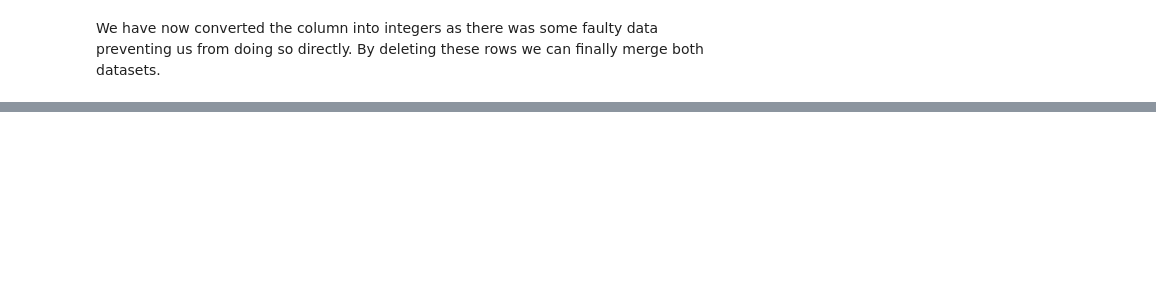
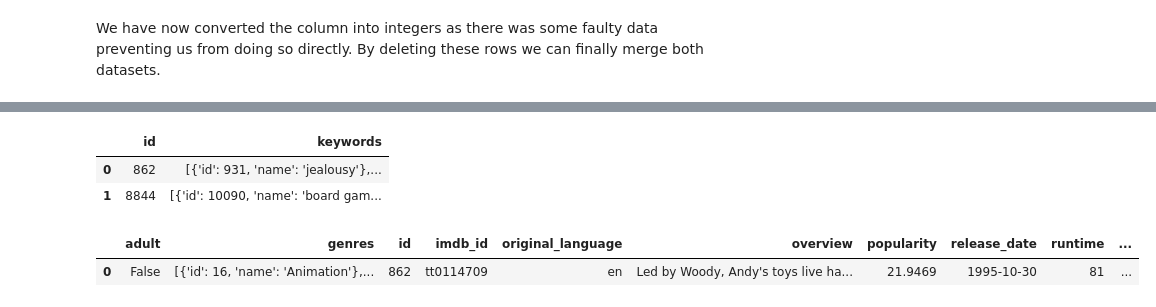
Before and after one commit to marreche/deep_film, a Jupyter notebook: model/support/data_cleaning_&_exploration.ipynb, the cells around one changed output, grey strips where cells are left out. Saved outputs shown, nothing was run; the diff lists cells and outputs as text; code cells hidden in the pictures; blank space fills up the shorter version.

```diff
--- a/model/support/data_cleaning_&_exploration.ipynb
+++ b/model/support/data_cleaning_&_exploration.ipynb
@@ -7,7 +8,7 @@ import pandas as pd
 # %% [markdown]
 ### 1.1 Loading csv data to a pandas DataFrame
 # %%
-movies = pd.read_csv("data/movies_metadata.csv")
+movies = pd.read_csv("../../data/movies_metadata.csv")
 # %% [markdown]
 ### 1.2 Taking a look into the data
 # %%
@@ -275,7 +276,7 @@ movies.head()
 # %% [markdown]
 Now we're gonna join the credits dataset which contains information on the director and cast of each particular film. We will merge both these datasets on the 'id' column.
 # %%
-df = pd.read_csv("data/credits.csv")
+df = pd.read_csv("../../data/credits.csv")
 df.head()
 # %% [output]
 |  | cast | crew | id |
@@ -351,3 +352,17 @@ movies.head()
 | 2 | False | [{'id': 10749, 'name': 'Romance'}... | 15602 | tt0113228 | en | A family wedding reignites the an... | 11.7129 | 1995-12-22 | 101 | ... |
 | 3 | False | [{'id': 35, 'name': 'Comedy'}, {'... | 31357 | tt0114885 | en | Cheated on, mistreated and steppe... | 3.85949 | 1995-12-22 | 127 | ... |
 | 4 | False | [{'id': 35, 'name': 'Comedy'}] | 11862 | tt0113041 | en | Just when George Banks has recove... | 8.38752 | 1995-02-10 | 106 | ... |
+# %%
+keywords = pd.read_csv("../../data/keywords.csv")
+# %%
+keywords.head(2)
+# %% [output]
+|  | id | keywords |
+| 0 | 862 | [{'id': 931, 'name': 'jealousy'},... |
+| 1 | 8844 | [{'id': 10090, 'name': 'board gam... |
+# %%
+movies_metadata = movies.merge(keywords, on='id')
+movies_metadata.head(1)
+# %% [output]
+|  | adult | genres | id | imdb_id | original_language | overview | popularity | release_date | runtime | ... |
+| 0 | False | [{'id': 16, 'name': 'Animation'},... | 862 | tt0114709 | en | Led by Woody, Andy's toys live ha... | 21.9469 | 1995-10-30 | 81 | ... |
```
Also changed, not shown: parts of 1 cell of this notebook, 3 other files.
